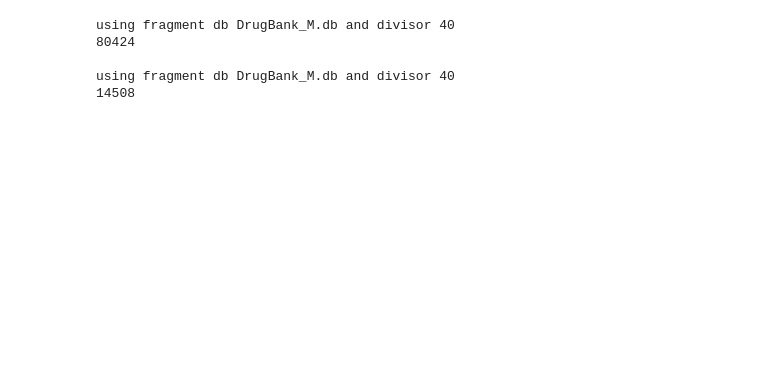
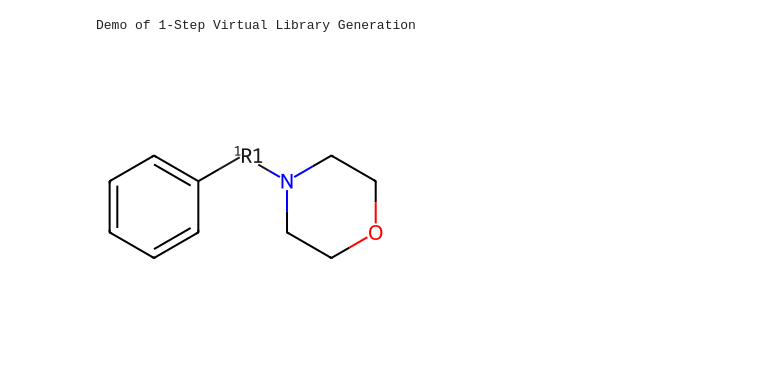
Before and after one commit to chiral-data/chiral-client-python, a Jupyter notebook: examples/recgen.ipynb, the cells around one changed output. Cells and saved outputs as stored; diff of their text form; code cells hidden in the pictures; blank space fills up the shorter version.

```diff
--- a/examples/recgen.ipynb
+++ b/examples/recgen.ipynb
@@ -23,28 +28,30 @@ cc = create_client()
 # %%
-job_mgr = chiral_client.RecGenJobManager()
-data_dir = os.environ['CHIRAL_DATA_DIR']
+outputs = []
 for (mol_file, result_count) in [
-    # # 1-step transformation with fragment db of drug bank
+    # 1-step transformation with fragment db of drug bank
     # ('sample1', 1117),
     # ('sample4', 33),
     # # 1-step transformation with fragment db of kegg
     # ('sample1', 1050),
     # ('sample4', 44),
-    # 2-step transformation with fragment db of drug bank
-    ('sample2', 80424), # 80784 from recgen doc
-    ('sample5', 14508), # 15210 from recgen doc
+    # # 2-step transformation with fragment db of drug bank
+    # ('sample2', 80424), # 80784 from recgen doc
+    # ('sample5', 14508), # 15210 from recgen doc
 ]:
-    with open(f'{data_dir}/recgen/inputs/{mol_file}.mol') as f:
+    with open(f'{data_dir}/{mol_file}.mol') as f:
         input_mol = f.read()
         f.close()
     job_id = job_mgr.submit_job(cc, input_mol)
     cc.wait_until_completion(job_id)
     (output, error) = job_mgr.get_output(cc, job_id)
+    outputs.append(output)
     assert len(output) == result_count
     assert error == ''
-# %% [output]
-using fragment db DrugBank_M.db and divisor 40
-80424
-
-using fragment db DrugBank_M.db and divisor 40
-14508
+# %%
+print('Demo of 1-Step Virtual Library Generation')
+sample_file = f'{data_dir}/sample4.mol'
+sample = Chem.MolFromMolFile(sample_file)
+Chem.Draw.MolToImage(sample)
+# %% [output]
+Demo of 1-Step Virtual Library Generation
+[figure, added]
```
Also changed, not shown: parts of 5 cells of this notebook, 6 other files.
